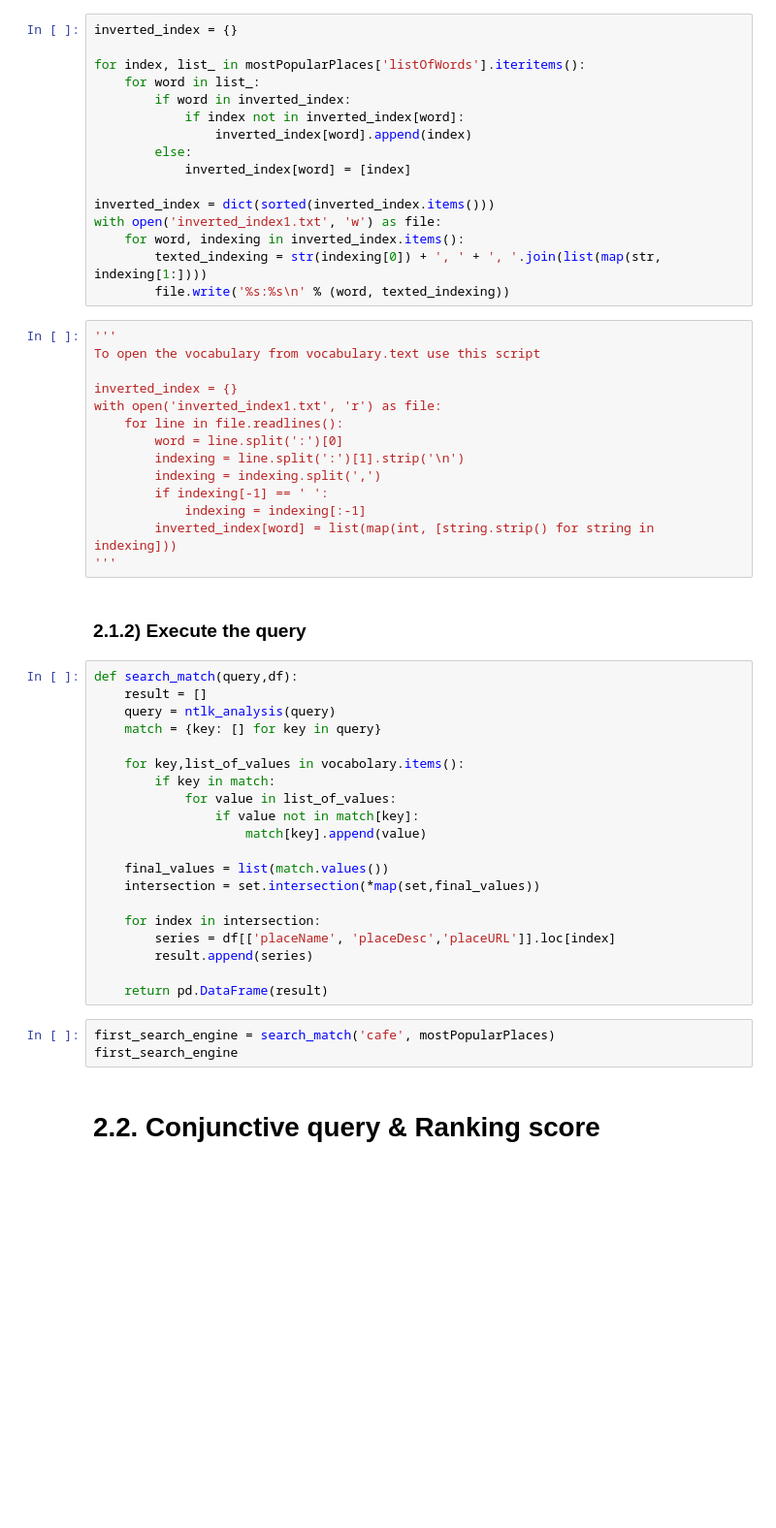
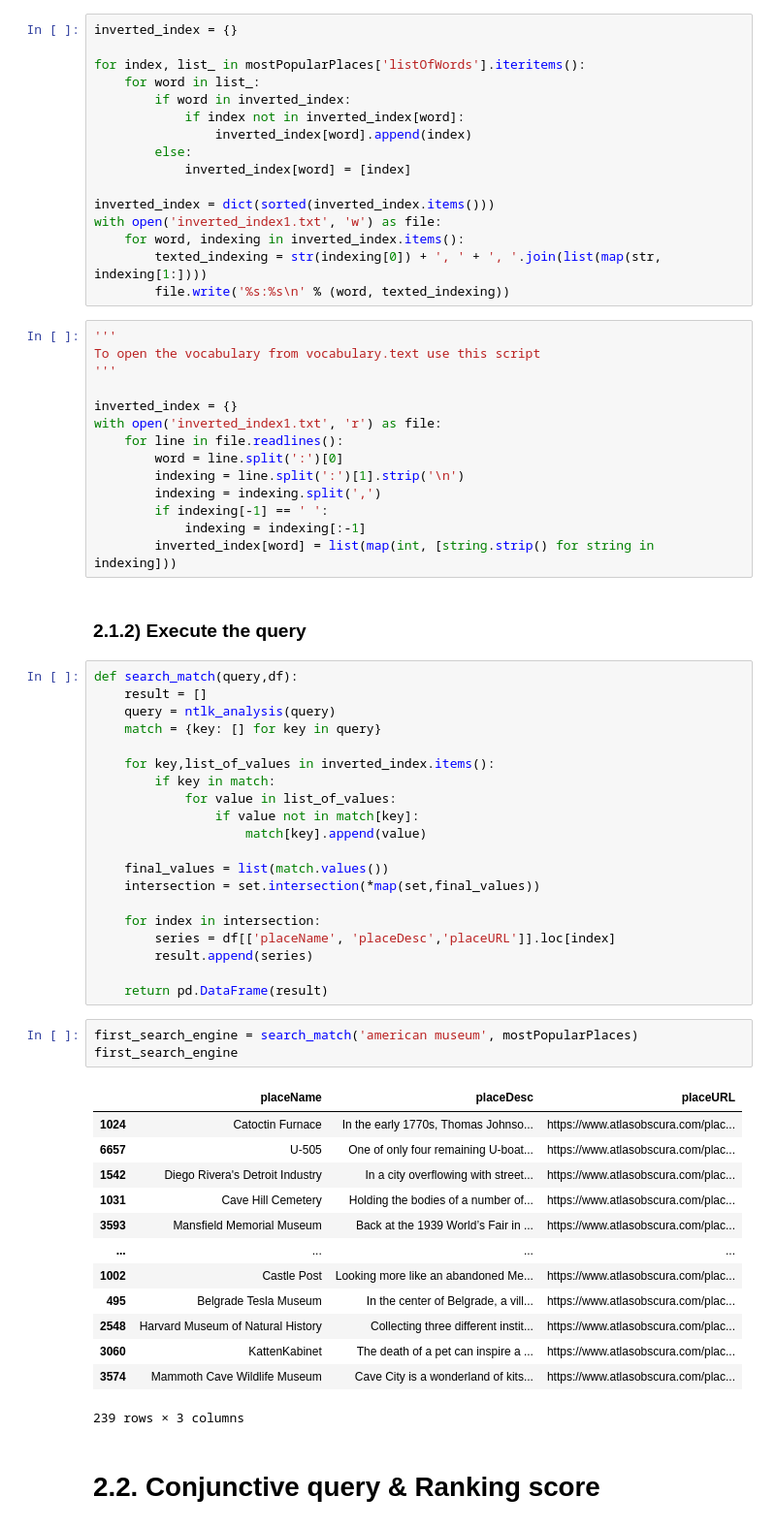
Before and after one commit to LucaFabri99/3HW-ADM-Fabri.Dinino.Aur, a Jupyter notebook: main.ipynb, the cells around one changed output. Shown at 97% size. Drawn from its saved outputs; the diff is of its cells as text; blank space fills up the shorter version.

```diff
--- a/main.ipynb
+++ b/main.ipynb
@@ -362,6 +371,7 @@ with open('inverted_index1.txt', 'w') as file:
 # %%
 '''
 To open the vocabulary from vocabulary.text use this script
+'''
 
 inverted_index = {}
 with open('inverted_index1.txt', 'r') as file:
@@ -372,7 +382,6 @@ with open('inverted_index1.txt', 'r') as file:
         if indexing[-1] == ' ':
             indexing = indexing[:-1]
         inverted_index[word] = list(map(int, [string.strip() for string in indexing]))
-'''
 # %% [markdown]
 ### 2.1.2) Execute the query
 # %%
@@ -381,7 +390,7 @@ def search_match(query,df):
     query = ntlk_analysis(query)
     match = {key: [] for key in query}
 
-    for key,list_of_values in vocabolary.items():
+    for key,list_of_values in inverted_index.items():
         if key in match:
             for value in list_of_values:
                 if value not in match[key]:
@@ -396,8 +405,22 @@ def search_match(query,df):
 
     return pd.DataFrame(result)
 # %%
-first_search_engine = search_match('cafe', mostPopularPlaces)
+first_search_engine = search_match('american museum', mostPopularPlaces)
 first_search_engine
+# %% [output]
+|  | placeName | placeDesc | placeURL |
+| 1024 | Catoctin Furnace | In the early 1770s, Thomas Johnso... | https://www.atlasobscura.com/plac... |
+| 6657 | U-505 | One of only four remaining U-boat... | https://www.atlasobscura.com/plac... |
+| 1542 | Diego Rivera's Detroit Industry | In a city overflowing with street... | https://www.atlasobscura.com/plac... |
+| 1031 | Cave Hill Cemetery | Holding the bodies of a number of... | https://www.atlasobscura.com/plac... |
+| 3593 | Mansfield Memorial Museum | Back at the 1939 World’s Fair in ... | https://www.atlasobscura.com/plac... |
+| ... | ... | ... | ... |
+| 1002 | Castle Post | Looking more like an abandoned Me... | https://www.atlasobscura.com/plac... |
+| 495 | Belgrade Tesla Museum | In the center of Belgrade, a vill... | https://www.atlasobscura.com/plac... |
+| 2548 | Harvard Museum of Natural History | Collecting three different instit... | https://www.atlasobscura.com/plac... |
+| 3060 | KattenKabinet | The death of a pet can inspire a ... | https://www.atlasobscura.com/plac... |
+| 3574 | Mammoth Cave Wildlife Museum | Cave City is a wonderland of kits... | https://www.atlasobscura.com/plac... |
+239 rows × 3 columns
 # %% [markdown]
 # 2.2. Conjunctive query & Ranking score
 # %% [markdown]
```
Also changed, not shown: parts of 13 cells of this notebook.
